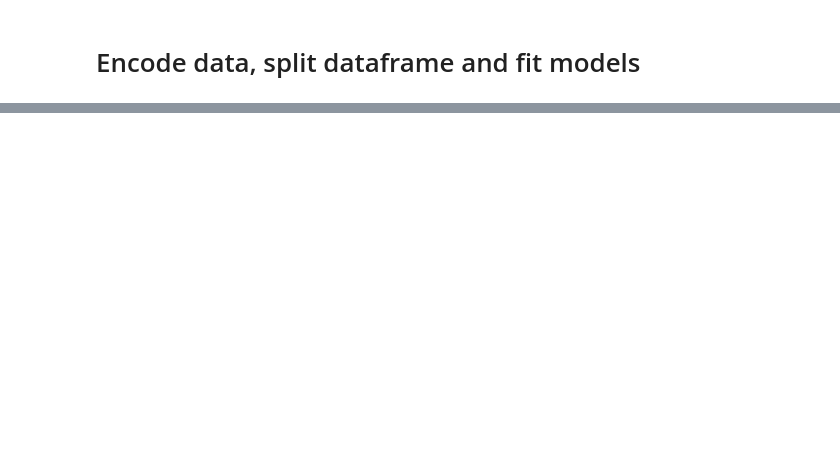
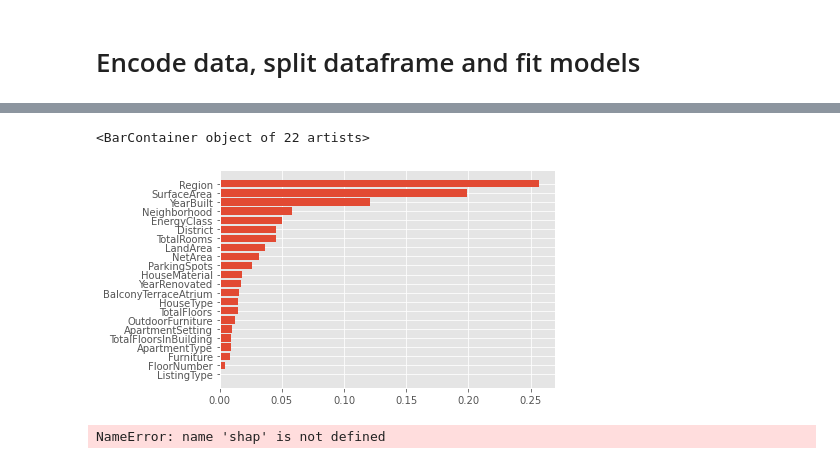
Before and after one commit to jbrlek/Thesis_Real_estate_ML, a Jupyter notebook: analysis_and_modelling.ipynb, the cells around one changed output, grey strips where cells are left out. Drawn from its saved outputs; the diff is of its cells as text; code cells hidden in the pictures; blank space fills up the shorter version.

```diff
--- a/analysis_and_modelling.ipynb
+++ b/analysis_and_modelling.ipynb
@@ -411,0 +369,8 @@ import shap
+# %%
+%%time
+dt_model = DecisionTreeRegressor(random_state=1)
+
+kf = KFold(n_splits=5)
+y_pred_rf = cross_val_score(dt_model, X_train, y_train, cv=kf, n_jobs=-1)
+print(y_pred_rf.mean())
+print(y_pred_rf)
@@ -411,0 +382,10 @@ import shap
+# %%
+%%time
+dt_model.fit(X_train, y_train)
+y_train_pred_rf = dt_model.predict(X_train)
+
+print('train R2: ' + str(r2(y_train, y_train_pred_rf)))
+
+y_test_pred_rf = dt_model.predict(X_test)
+print('test R2: ' + str(r2(y_test, y_test_pred_rf)))
+dt_model.get_params()
@@ -411,0 +408,13 @@ import shap
+# %%
+sorted_idx = dt_model.feature_importances_.argsort()
+plt.barh(list(X_test.columns[sorted_idx]), dt_model.feature_importances_[sorted_idx])
+# %% [output]
+<BarContainer object of 22 artists>
+[figure, added]
+# %%
+explainer = shap.TreeExplainer(dt_model)
+shap_values = explainer.shap_values(X_train)
+shap.summary_plot(shap_values, X_train, plot_type="bar")
+shap.summary_plot(shap_values, X_train)
+# %% [output]
+NameError: name 'shap' is not defined
```
Also changed, not shown: parts of 73 cells of this notebook, 4 other files.
